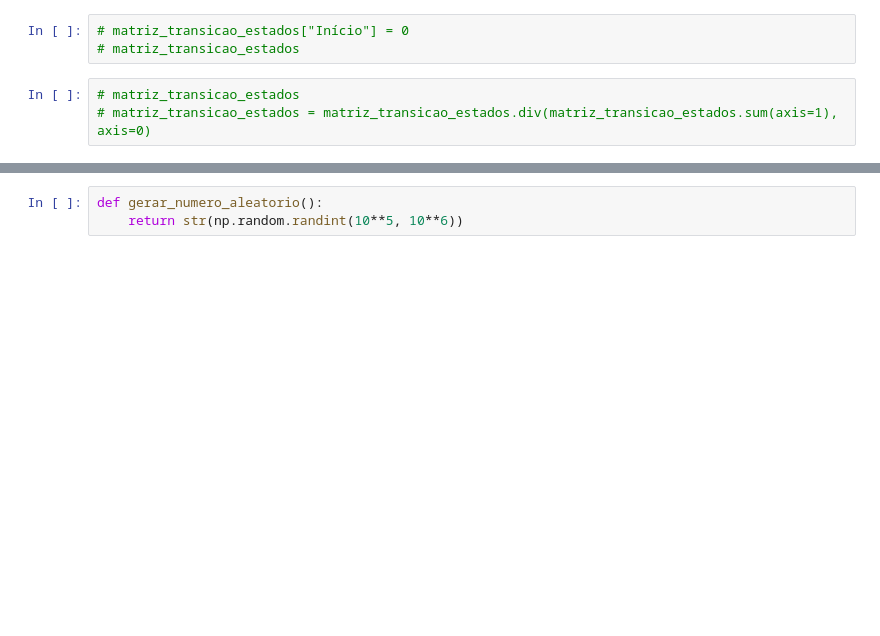
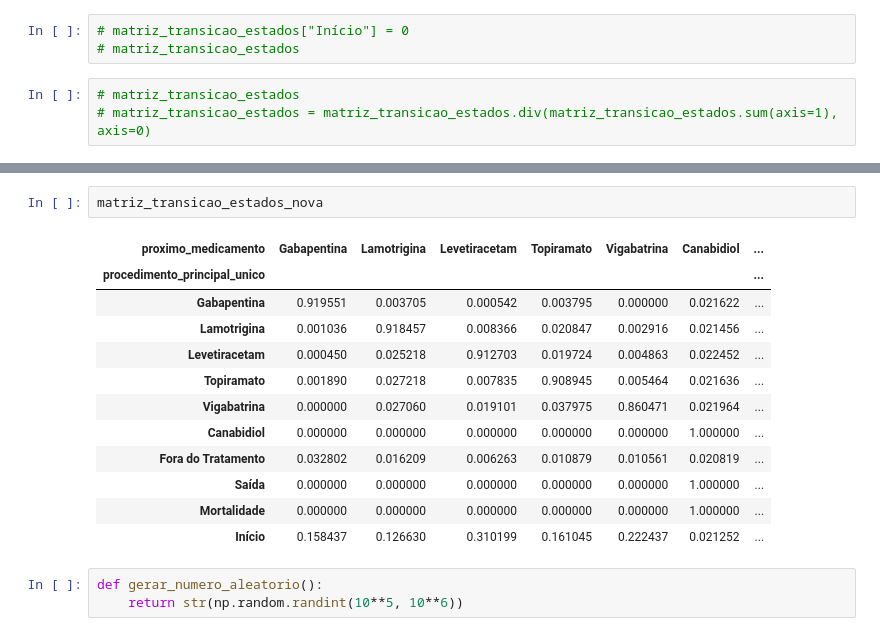
Before and after one commit to TiamatCod3/tcc-canabidiol, a Jupyter notebook: Notebooks/Normalizacoes e Modelos.ipynb, the cells around one changed output, grey strips where cells are left out. Drawn from its saved outputs; the diff is of its cells as text; blank space fills up the shorter version.

```diff
--- a/Notebooks/Normalizacoes e Modelos.ipynb
+++ b/Notebooks/Normalizacoes e Modelos.ipynb
@@ -1040,3 +1086,18 @@ matriz_transicao_estados = ajustar_matriz(matriz_transicao_estados, p_canabidiol
+# %%
+matriz_transicao_estados_nova
+# %% [output]
+| proximo_medicamento | Gabapentina | Lamotrigina | Levetiracetam | Topiramato | Vigabatrina | Canabidiol | ... |
+| procedimento_principal_unico |  |  |  |  |  |  | ... |
+| Gabapentina | 0.919551 | 0.003705 | 0.000542 | 0.003795 | 0.000000 | 0.021622 | ... |
+| Lamotrigina | 0.001036 | 0.918457 | 0.008366 | 0.020847 | 0.002916 | 0.021456 | ... |
+| Levetiracetam | 0.000450 | 0.025218 | 0.912703 | 0.019724 | 0.004863 | 0.022452 | ... |
+| Topiramato | 0.001890 | 0.027218 | 0.007835 | 0.908945 | 0.005464 | 0.021636 | ... |
+| Vigabatrina | 0.000000 | 0.027060 | 0.019101 | 0.037975 | 0.860471 | 0.021964 | ... |
+| Canabidiol | 0.000000 | 0.000000 | 0.000000 | 0.000000 | 0.000000 | 1.000000 | ... |
+| Fora do Tratamento | 0.032802 | 0.016209 | 0.006263 | 0.010879 | 0.010561 | 0.020819 | ... |
+| Saída | 0.000000 | 0.000000 | 0.000000 | 0.000000 | 0.000000 | 1.000000 | ... |
+| Mortalidade | 0.000000 | 0.000000 | 0.000000 | 0.000000 | 0.000000 | 1.000000 | ... |
+| Início | 0.158437 | 0.126630 | 0.310199 | 0.161045 | 0.222437 | 0.021252 | ... |
 # %%
 def gerar_numero_aleatorio():
     return str(np.random.randint(10**5, 10**6))
```
Also changed, not shown: parts of 13 cells of this notebook.
